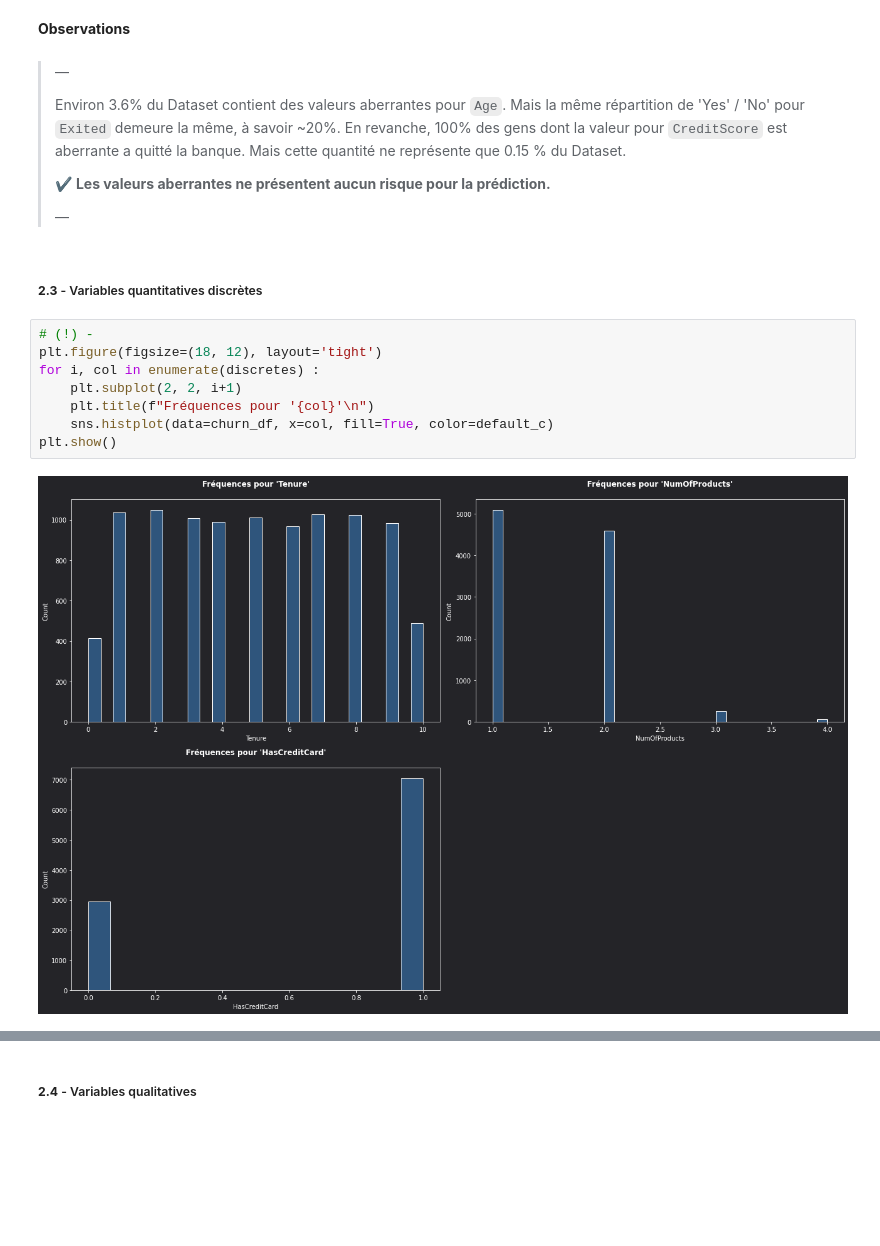
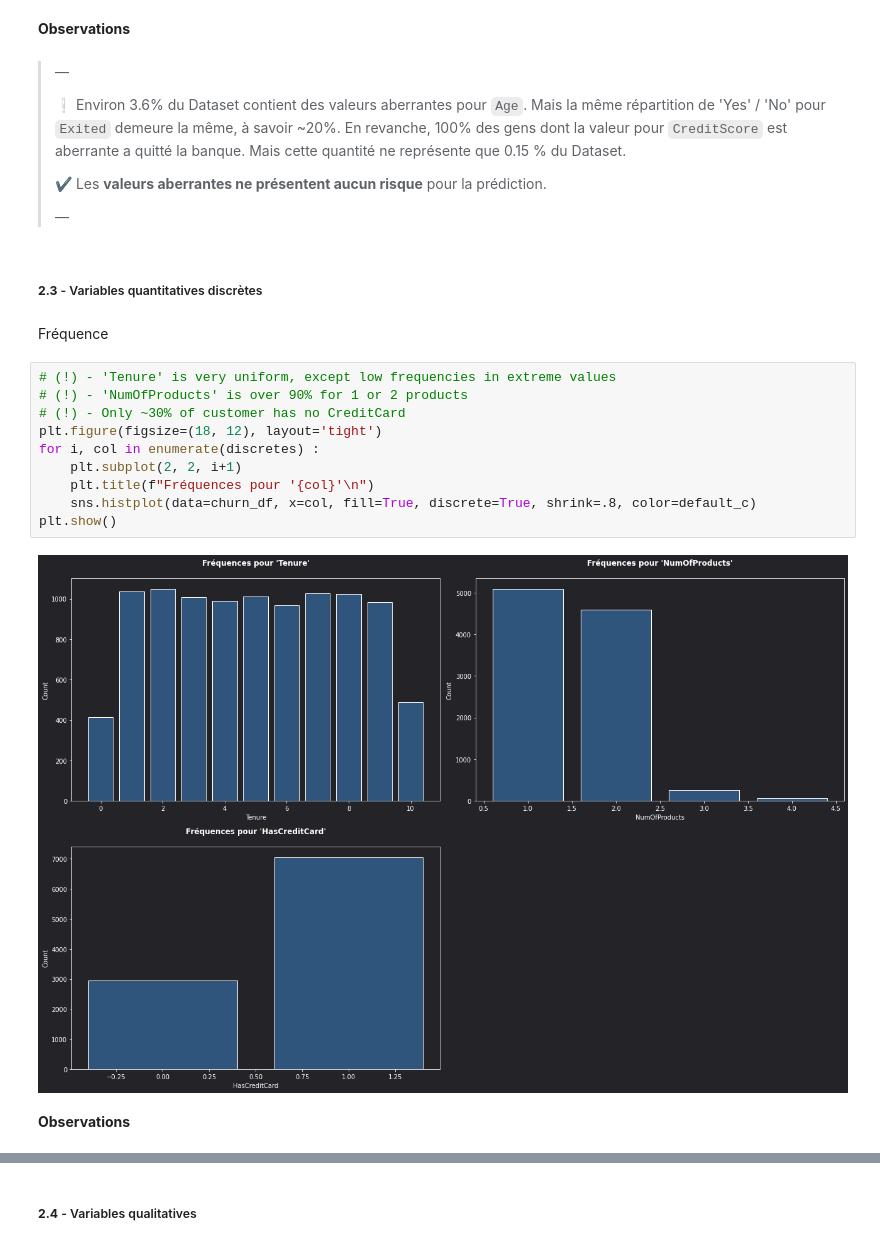
Before and after one commit to ElodieBayet/ai-developer, a Jupyter notebook: 06.projects/02.churn/eda_churn.ipynb, the cells around one changed output, grey strips where cells are left out. Saved outputs shown, nothing was run; the diff lists cells and outputs as text; blank space fills up the shorter version.

```diff
--- a/06.projects/02.churn/eda_churn.ipynb
+++ b/06.projects/02.churn/eda_churn.ipynb
@@ -524,20 +524,26 @@ Personnes dont 'CreditScore' est inférieurs à 383.0 :
 # %% [markdown]
 > —
 >
-> Environ 3.6% du Dataset contient des valeurs aberrantes pour `Age`. Mais la même répartition de 'Yes' / 'No' pour `Exited` demeure la même, à savoir ~20%. En revanche, 100% des gens dont la valeur pour `CreditScore` est aberrante a quitté la banque. Mais cette quantité ne représente que 0.15 % du Dataset.
+> ❕ Environ 3.6% du Dataset contient des valeurs aberrantes pour `Age`. Mais la même répartition de 'Yes' / 'No' pour `Exited` demeure la même, à savoir ~20%. En revanche, 100% des gens dont la valeur pour `CreditScore` est aberrante a quitté la banque. Mais cette quantité ne représente que 0.15 % du Dataset.
 >
-> ✔️ **Les valeurs aberrantes ne présentent aucun risque pour la prédiction.**
+> ✔️ Les **valeurs aberrantes ne présentent aucun risque** pour la prédiction.
 >
 > —
 # %% [markdown]
 ##### **2.3** - Variables quantitatives discrètes
+# %% [markdown]
+Fréquence
 # %%
-# (!) -
+# (!) - 'Tenure' is very uniform, except low frequencies in extreme values
+# (!) - 'NumOfProducts' is over 90% for 1 or 2 products
+# (!) - Only ~30% of customer has no CreditCard
 plt.figure(figsize=(18, 12), layout='tight')
 for i, col in enumerate(discretes) :
     plt.subplot(2, 2, i+1)
     plt.title(f"Fréquences pour '{col}'\n")
-    sns.histplot(data=churn_df, x=col, fill=True, color=default_c)
+    sns.histplot(data=churn_df, x=col, fill=True, discrete=True, shrink=.8, color=default_c)
 plt.show()
 # %% [output]
-[figure, old version]
+[figure, new version]
+# %% [markdown]
+**Observations**
```
Also changed, not shown: parts of 10 cells of this notebook.
